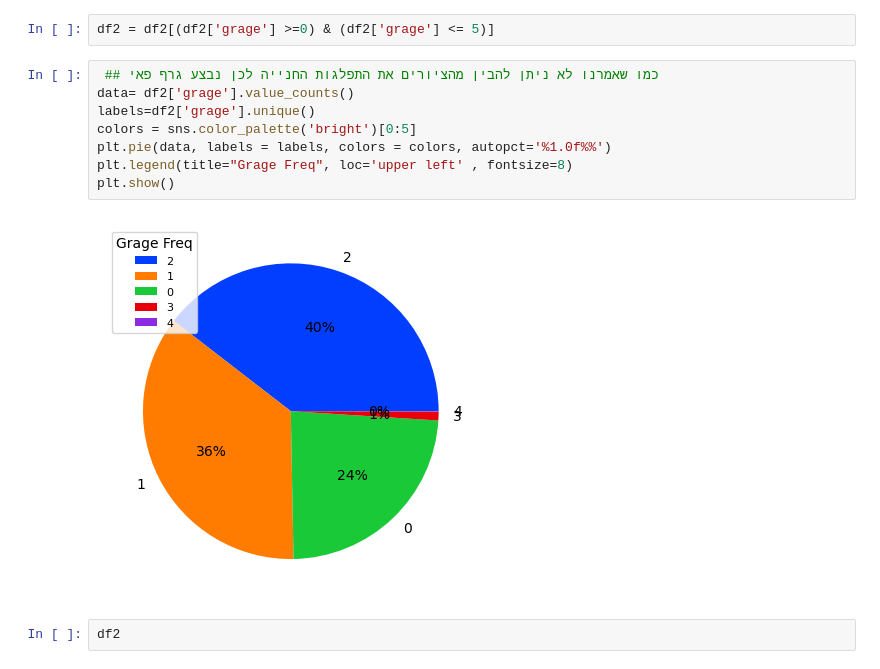
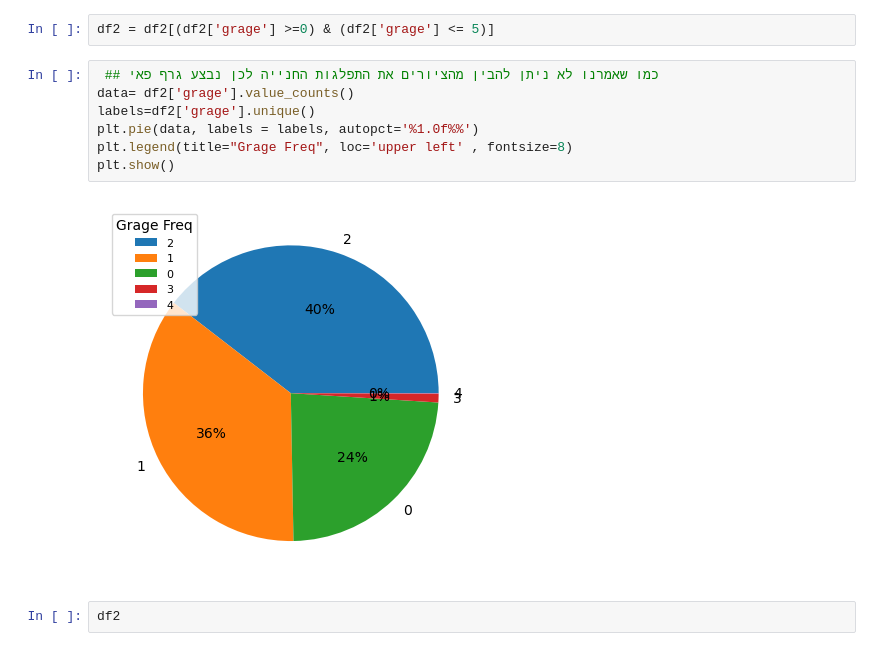
Before and after one commit to yakir0391/Apartments-Predict, a Jupyter notebook: data deal.ipynb, the cells around one changed output. Cells and saved outputs as stored; diff of their text form.

```diff
--- a/data deal.ipynb
+++ b/data deal.ipynb
@@ -342,13 +339,12 @@ df2 = df2[(df2['grage'] >=0) & (df2['grage'] <= 5)]
 # %%
  ## כמו שאמרנו לא ניתן להבין מהציורים את התפלגות החנייה לכן נבצע גרף פאי
 data= df2['grage'].value_counts()
 labels=df2['grage'].unique()
-colors = sns.color_palette('bright')[0:5]
-plt.pie(data, labels = labels, colors = colors, autopct='%1.0f%%')
+plt.pie(data, labels = labels, autopct='%1.0f%%')
 plt.legend(title="Grage Freq", loc='upper left' , fontsize=8)
 plt.show()
 # %% [output]
-[figure, old version]
+[figure, new version]
 # %%
 df2
 # %% [output]
```
Also changed, not shown: parts of 6 cells of this notebook.
